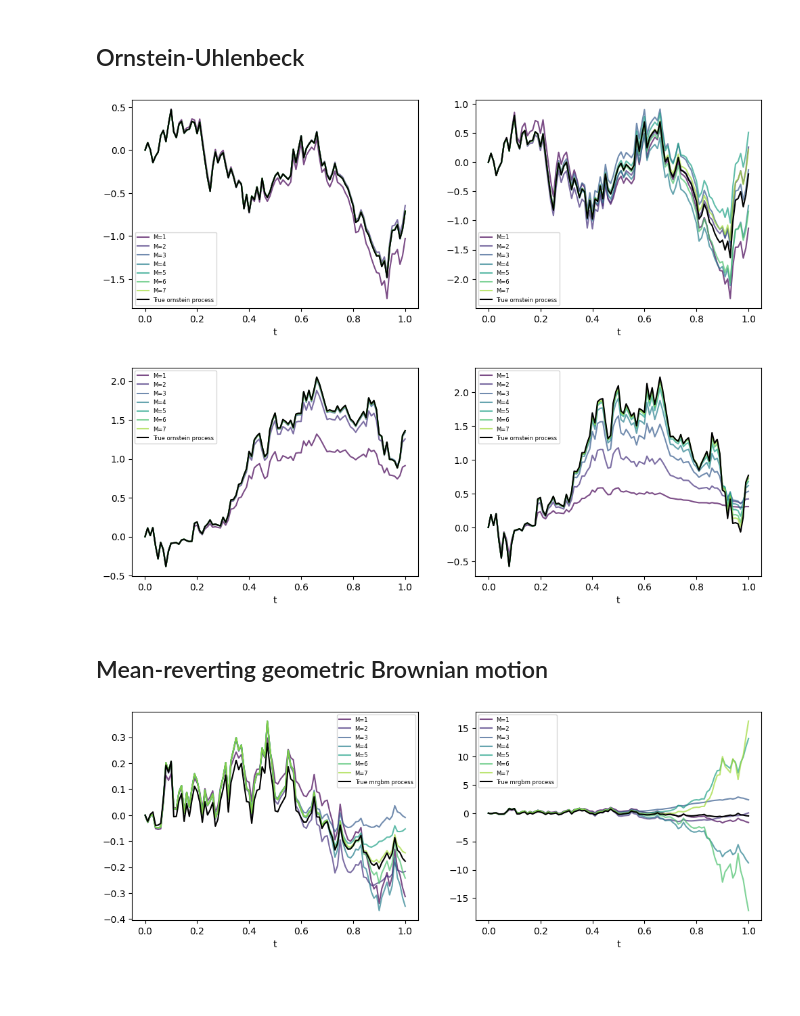
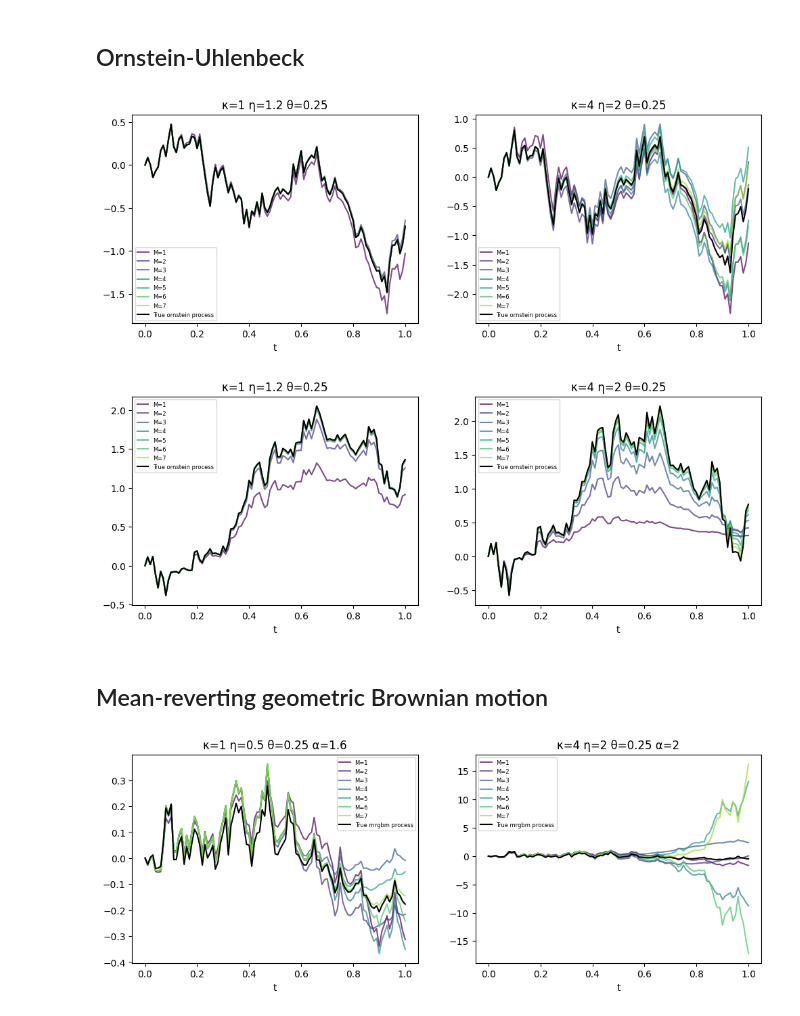
Before and after one commit to Sh3xe/signature-vol-model, a Jupyter notebook: 1_model_analysis.ipynb, the cells around one changed output. Cells and saved outputs as stored; diff of their text form; code cells hidden in the pictures; blank space fills up the shorter version.

```diff
--- a/1_model_analysis.ipynb
+++ b/1_model_analysis.ipynb
@@ -15,7 +15,7 @@ from signature_core_py import *
 from processes import *
 
 plt.rcParams['figure.dpi'] = 100
-generate_new_images = False
+generate_new_images = True
 np.random.seed(0xDEADBEEF)
 # %%
 def generate_blue_to_red(N):
@@ -30,34 +30,36 @@ def generate_blue_to_red(N):
 n = 100
 max_sig_order = 7
 x0 = 0
 time_grid = np.arange(start=0, stop=n+1) / n
 brownians = generate_brownian(time_grid, 1)
 brownian_sig = signature(np.array([time_grid, brownians.flatten()]), max_sig_order)
 
 (ornsteins_1, ornsteins_approx_1) = generate_naive_ornstein_sig(time_grid, brownians, brownian_sig, x0, kappa=1, etha=1.2, theta=0.25, max_sig_order=max_sig_order)
 (ornsteins_2, ornsteins_approx_2) = generate_naive_ornstein_sig(time_grid, brownians, brownian_sig, x0, kappa=4, etha=2.0, theta=0.25, max_sig_order=max_sig_order)
 cols = generate_blue_to_red(len(ornsteins_approx_1)+1)
 
 fig, (ax1, ax2) = plt.subplots(1, 2, figsize=(12, 4))
 
 # first set of parameters
 for i in range(len(ornsteins_approx_1)):
 	ax1.plot(time_grid, ornsteins_approx_1[i].transpose(), color=cols[i], label=f"M={i+1}", alpha=0.7, linestyle="-")
 ax1.plot(time_grid, ornsteins_1.transpose(), label="True ornstein process", color="black")
 ax1.legend(fontsize=6)
 ax1.set_xlabel("t")
+ax1.set_title("κ=1 η=1.2 θ=0.25")
 
 # and the second one...
 for i in range(len(ornsteins_approx_2)):
 	ax2.plot(time_grid, ornsteins_approx_2[i].transpose(), color=cols[i], label=f"M={i+1}", alpha=0.7, linestyle="-")
 ax2.plot(time_grid, ornsteins_2.transpose(), label="True ornstein process", color="black")
 ax2.legend(fontsize=6)
 ax2.set_xlabel("t")
+ax2.set_title("κ=4 η=2 θ=0.25")
 
 if generate_new_images:
 	fig.savefig("outputs/ornstein_approx_naive.png")
 # %% [output]
-[figure, old version]
+[figure, new version]
 # %%
 # Parameters
 n = 100
@@ -80,6 +82,7 @@ for i in range(len(ornstein_approx_1)):
 ax1.plot(time_grid, ornsteins_1.transpose(), label="True ornstein process", color="black")
 ax1.legend(fontsize=6)
 ax1.set_xlabel("t")
+ax1.set_title("κ=1 η=1.2 θ=0.25")
 
 # and the second one...
 for i in range(len(ornstein_approx_2)):
@@ -87,11 +90,12 @@ for i in range(len(ornstein_approx_2)):
 ax2.plot(time_grid, ornsteins_2.transpose(), label="True ornstein process", color="black")
 ax2.legend(fontsize=6)
 ax2.set_xlabel("t")
+ax2.set_title("κ=4 η=2 θ=0.25")
 
 if generate_new_images:
 	plt.savefig("outputs/ornstein_approx_stable.png")
 # %% [output]
-[figure, old version]
+[figure, new version]
 # %% [markdown]
 ## Mean-reverting geometric Brownian motion
 # %%
@@ -116,6 +120,7 @@ for i in range(len(mrgbm_approx_1)):
 ax1.plot(time_grid, mrgbms_1.transpose(), label="True mrgbm process", color="black")
 ax1.legend(fontsize=6)
 ax1.set_xlabel("t")
+ax1.set_title("κ=1 η=0.5 θ=0.25 α=1.6")
 
 # and the second one...
 for i in range(len(mrgbm_approx_2)):
@@ -123,11 +128,12 @@ for i in range(len(mrgbm_approx_2)):
 ax2.plot(time_grid, mrgbms_2.transpose(), label="True mrgbm process", color="black")
 ax2.legend(fontsize=6)
 ax2.set_xlabel("t")
+ax2.set_title("κ=4 η=2 θ=0.25 α=2")
 
 if generate_new_images:
 	plt.savefig("outputs/mrgbm_approx_naive.png")
 # %% [output]
-[figure, old version]
+[figure, new version]
 # %%
 # Parameters
 n = 100
```
Also changed, not shown: parts of 1 cell of this notebook, 19 other files.
